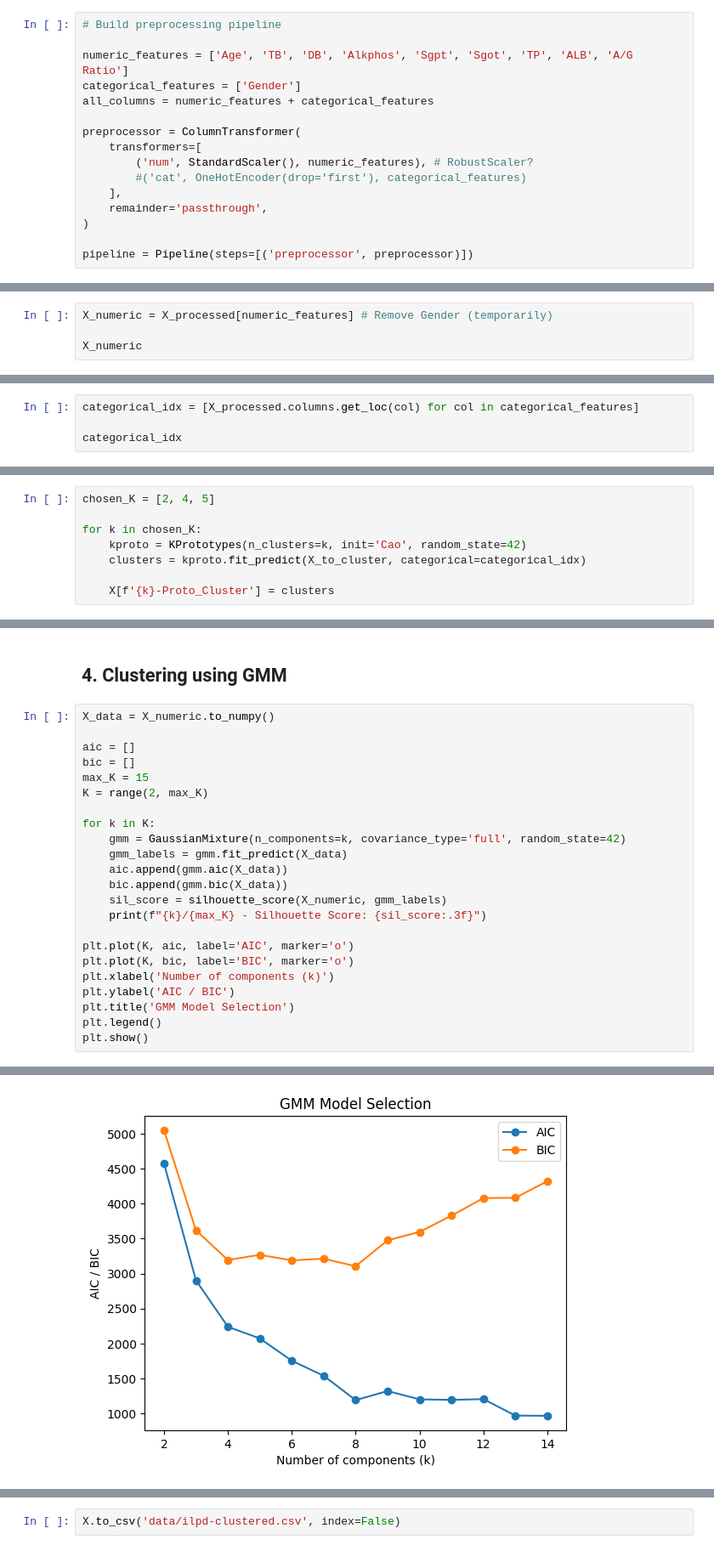
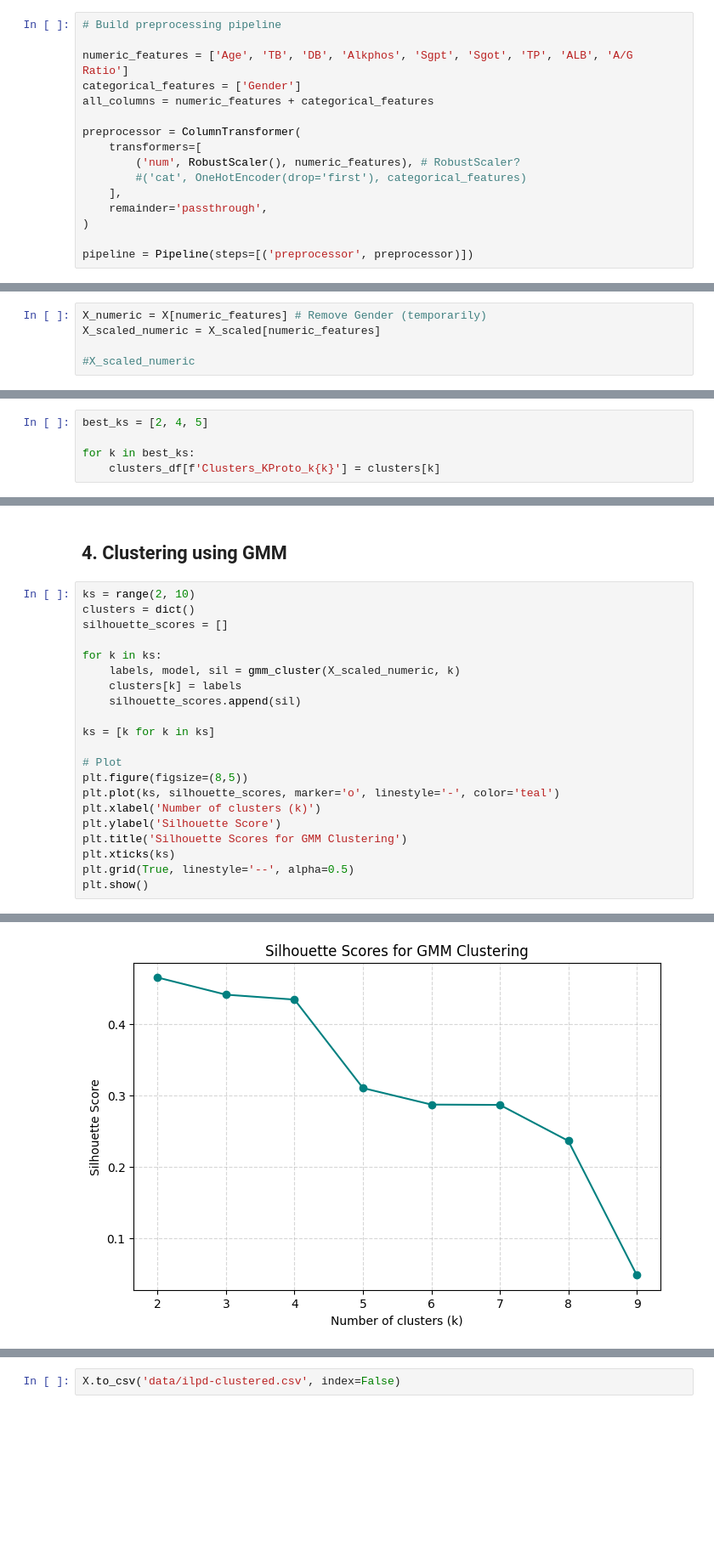
Before and after one commit to Filippo-Corti/ExplainableClustering, a Jupyter notebook: clustering.ipynb, the cells around one changed output, grey strips where cells are left out. Shown: that part at 85% size. Drawn from its saved outputs; the diff is of its cells as text; blank space fills up the shorter version.

Commit message:
testing new clustering methods

```diff
--- a/clustering.ipynb
+++ b/clustering.ipynb
@@ -64,7 +77,7 @@ all_columns = numeric_features + categorical_features
 
 preprocessor = ColumnTransformer(
     transformers=[
-        ('num', StandardScaler(), numeric_features), # RobustScaler?
+        ('num', RobustScaler(), numeric_features), # RobustScaler?
         #('cat', OneHotEncoder(drop='first'), categorical_features)
     ],
     remainder='passthrough',
@@ -93,4 +98,5 @@ X_processed
 # %%
-X_numeric = X_processed[numeric_features] # Remove Gender (temporarily)
+X_numeric = X[numeric_features] # Remove Gender (temporarily)
+X_scaled_numeric = X_scaled[numeric_features]
 
-X_numeric
+#X_scaled_numeric
@@ -113,4 +123,5 @@ X_numeric
 # %%
-categorical_idx = [X_processed.columns.get_loc(col) for col in categorical_features]
+best_ks = [2, 4, 5]
 
-categorical_idx
+for k in best_ks:
+    clusters_df[f'Clusters_KProto_k{k}'] = clusters[k]
@@ -172,8 +127,0 @@ plt.show()
-# %%
-chosen_K = [2, 4, 5]
-
-for k in chosen_K:
-    kproto = KPrototypes(n_clusters=k, init='Cao', random_state=42)
-    clusters = kproto.fit_predict(X_to_cluster, categorical=categorical_idx)
-
-    X[f'{k}-Proto_Cluster'] = clusters
@@ -212,26 +128,24 @@ X
 # %% [markdown]
 ## 4. Clustering using GMM
 # %%
-X_data = X_numeric.to_numpy()
+ks = range(2, 10)
+clusters = dict()
+silhouette_scores = []
 
-aic = []
-bic = []
-max_K = 15
-K = range(2, max_K)
+for k in ks:
+    labels, model, sil = gmm_cluster(X_scaled_numeric, k)
+    clusters[k] = labels
+    silhouette_scores.append(sil)
 
-for k in K:
-    gmm = GaussianMixture(n_components=k, covariance_type='full', random_state=42)
-    gmm_labels = gmm.fit_predict(X_data)
-    aic.append(gmm.aic(X_data))
-    bic.append(gmm.bic(X_data))
-    sil_score = silhouette_score(X_numeric, gmm_labels)
-    print(f"{k}/{max_K} - Silhouette Score: {sil_score:.3f}")
+ks = [k for k in ks]
 
-plt.plot(K, aic, label='AIC', marker='o')
-plt.plot(K, bic, label='BIC', marker='o')
-plt.xlabel('Number of components (k)')
-plt.ylabel('AIC / BIC')
-plt.title('GMM Model Selection')
-plt.legend()
+# Plot
+plt.figure(figsize=(8,5))
+plt.plot(ks, silhouette_scores, marker='o', linestyle='-', color='teal')
+plt.xlabel('Number of clusters (k)')
+plt.ylabel('Silhouette Score')
+plt.title('Silhouette Scores for GMM Clustering')
+plt.xticks(ks)
+plt.grid(True, linestyle='--', alpha=0.5)
 plt.show()
 # %% [output]
@@ -251 +152 @@ plt.show()
-[figure, old version]
+[figure, new version]
```
Also changed, not shown: parts of 26 cells of this notebook, 7 other files.
